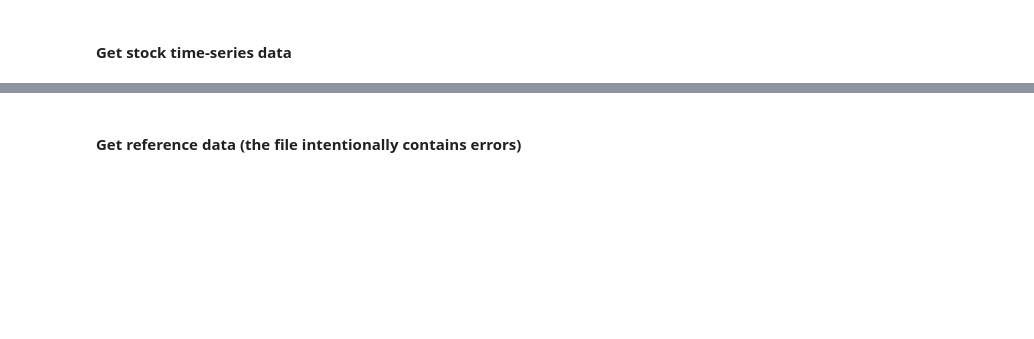
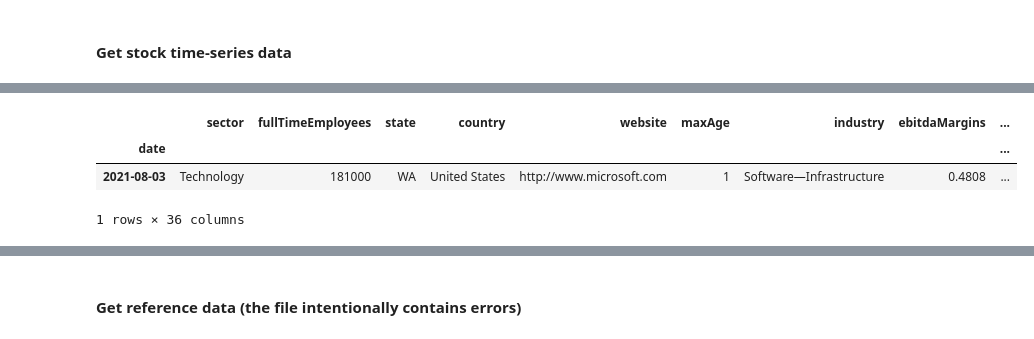
Before and after one commit to andr3wpex/ReferenceDataChange, a Jupyter notebook: ReferenceDataChange.ipynb, the cells around one changed output, grey strips where cells are left out. Saved outputs shown, nothing was run; the diff lists cells and outputs as text; code cells hidden in the pictures; blank space fills up the shorter version.

```diff
--- a/ReferenceDataChange.ipynb
+++ b/ReferenceDataChange.ipynb
@@ -43,0 +73,3 @@ display(stock_price.head())
+# %%
+for k, v in msft.info.items():
+    print(f"Key: {k} --- Value: {v}")
@@ -43,0 +94,11 @@ display(stock_price.head())
+# %%
+keep = [
+    'sector', 'fullTimeEmployees', 'state', 'country', 'website', 'maxAge', 'industry',
+    'ebitdaMargins', 'profitMargins', 'grossMargins', 'operatingCashflow', 'revenueGrowth', 'operatingMargins',
+    'ebitda', 'recommendationKey','grossProfits', 'freeCashflow', 'currentPrice', 'currentRatio', 'returnOnAssets',
+    'averageDailyVolume10Day', 'regularMarketPreviousClose', 'fiftyDayAverage', 'open', 'averageVolume10days',
+    'regularMarketDayLow', 'averageVolume', 'dayLow', 'ask', 'askSize', 'volume', 'bid', 'bidSize',
+    'dayHigh', 'regularMarketPrice', 'logo_url'
+]
+# %%
+reference_data = {k: [v] for k, v in msft.info.items() if k in keep}
@@ -43,0 +125,3 @@ display(stock_price.head())
+# %%
+today = datetime.date.today().strftime('%Y-%m-%d')
+reference_data['date'] = today
@@ -43,0 +148,9 @@ display(stock_price.head())
+# %%
+ref_df_today = pd.DataFrame(reference_data)
+ref_df_today.set_index('date', inplace=True)
+ref_df_today.head()
+# %% [output]
+|  | sector | fullTimeEmployees | state | country | website | maxAge | industry | ebitdaMargins | ... |
+| date |  |  |  |  |  |  |  |  | ... |
+| 2021-08-03 | Technology | 181000 | WA | United States | http://www.microsoft.com | 1 | Software—Infrastructure | 0.4808 | ... |
+1 rows × 36 columns
```
Also changed, not shown: parts of 30 cells of this notebook, 1 other file.
